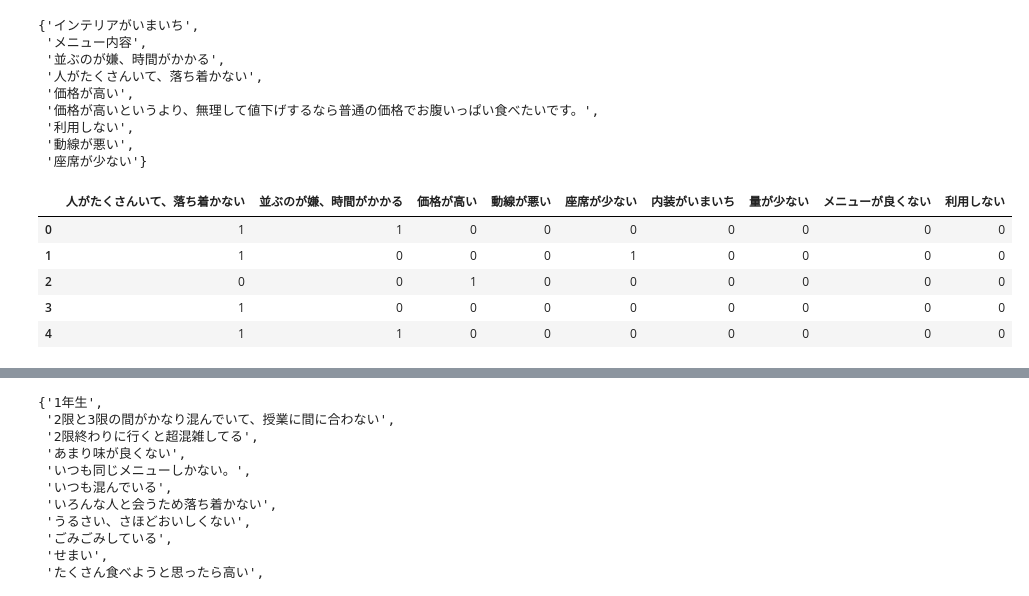
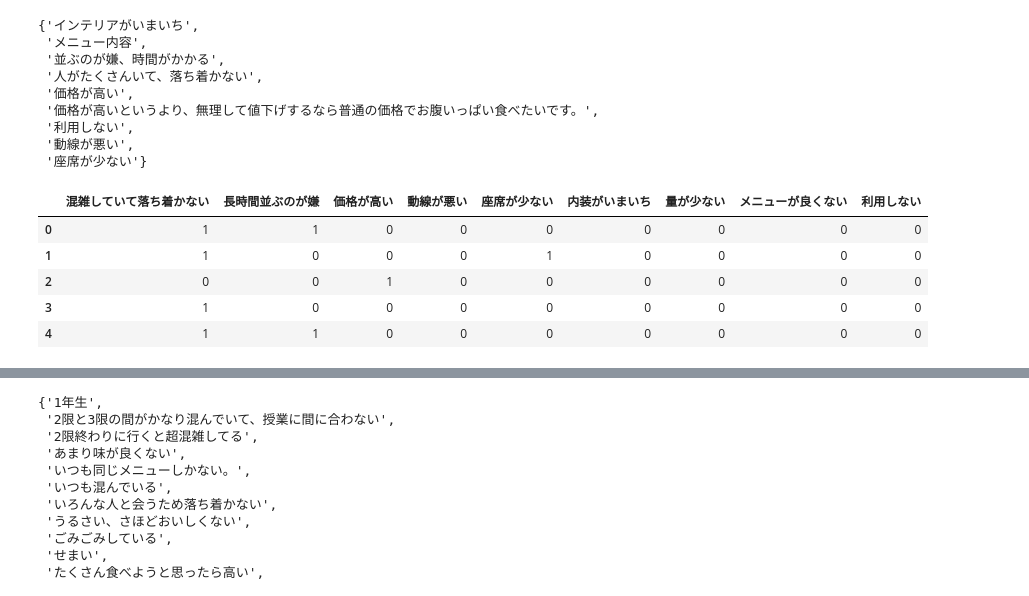
Before and after one commit to ohata-y/coop_iot, a Jupyter notebook: main.ipynb, the cells around one changed output, grey strips where cells are left out. Saved outputs shown, nothing was run; the diff lists cells and outputs as text; code cells hidden in the pictures.

```diff
--- a/main.ipynb
+++ b/main.ipynb
@@ -585,26 +702,26 @@ unique_values
 # %%
 original = ['人がたくさんいて、落ち着かない',
             '並ぶのが嫌、時間がかかる',
             '価格が高い',
             '動線が悪い',
             '座席が少ない',
             'インテリアがいまいち',
             '価格が高いというより、無理して値下げするなら普通の価格でお腹いっぱい食べたいです。',
             'メニュー内容',
             '利用しない']
-new = ["人がたくさんいて、落ち着かない",
-       "並ぶのが嫌、時間がかかる",
+new = ["混雑していて落ち着かない",
+       "長時間並ぶのが嫌",
        "価格が高い",
        "動線が悪い",
        "座席が少ない",
        "内装がいまいち",
        "量が少ない",
        "メニューが良くない",
        "利用しない"]
 df_bad_points_of_c = modify_values_dummies(df2, "bad_points_of_c", original, new)
 df_bad_points_of_c.head()
 # %% [output]
-|  | 人がたくさんいて、落ち着かない | 並ぶのが嫌、時間がかかる | 価格が高い | 動線が悪い | 座席が少ない | 内装がいまいち | 量が少ない | メニューが良くない | 利用しない |
+|  | 混雑していて落ち着かない | 長時間並ぶのが嫌 | 価格が高い | 動線が悪い | 座席が少ない | 内装がいまいち | 量が少ない | メニューが良くない | 利用しない |
 | 0 | 1 | 1 | 0 | 0 | 0 | 0 | 0 | 0 | 0 |
 | 1 | 1 | 0 | 0 | 0 | 1 | 0 | 0 | 0 | 0 |
 | 2 | 0 | 0 | 1 | 0 | 0 | 0 | 0 | 0 | 0 |
```
Also changed, not shown: parts of 59 cells of this notebook.
